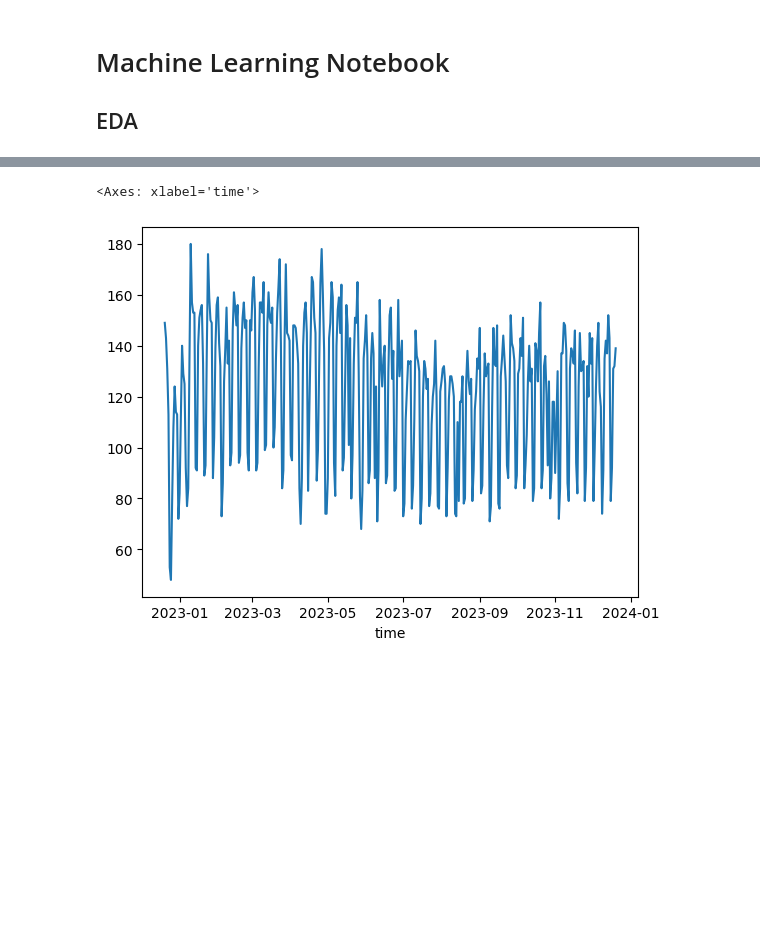
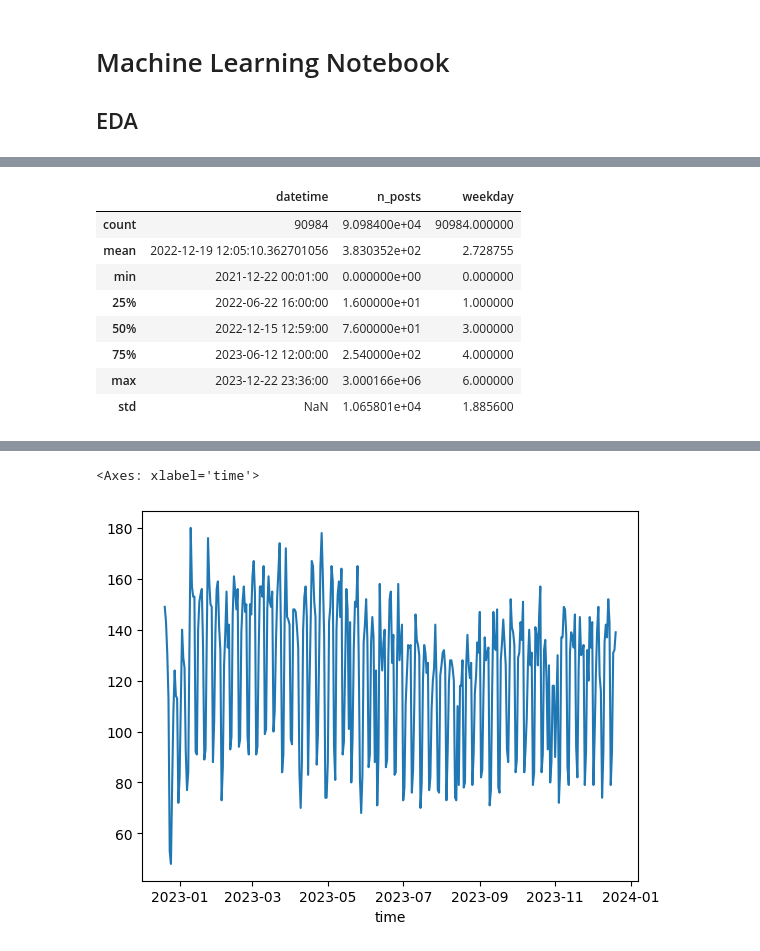
Before and after one commit to pastra98/AI_Lab, a Jupyter notebook: assignment/ml_analysis.ipynb, the cells around one changed output, grey strips where cells are left out. Cells and saved outputs as stored; diff of their text form; code cells hidden in the pictures; blank space fills up the shorter version.

```diff
--- a/assignment/ml_analysis.ipynb
+++ b/assignment/ml_analysis.ipynb
@@ -28,0 +29,12 @@ df
+# %%
+df.describe()
+# %% [output]
+|  | datetime | n_posts | weekday |
+| count | 90984 | 9.098400e+04 | 90984.000000 |
+| mean | 2022-12-19 12:05:10.362701056 | 3.830352e+02 | 2.728755 |
+| min | 2021-12-22 00:01:00 | 0.000000e+00 | 0.000000 |
+| 25% | 2022-06-22 16:00:00 | 1.600000e+01 | 1.000000 |
+| 50% | 2022-12-15 12:59:00 | 7.600000e+01 | 3.000000 |
+| 75% | 2023-06-12 12:00:00 | 2.540000e+02 | 4.000000 |
+| max | 2023-12-22 23:36:00 | 3.000166e+06 | 6.000000 |
+| std | NaN | 1.065801e+04 | 1.885600 |
```
Also changed, not shown: parts of 2 cells of this notebook, 2 other files.
